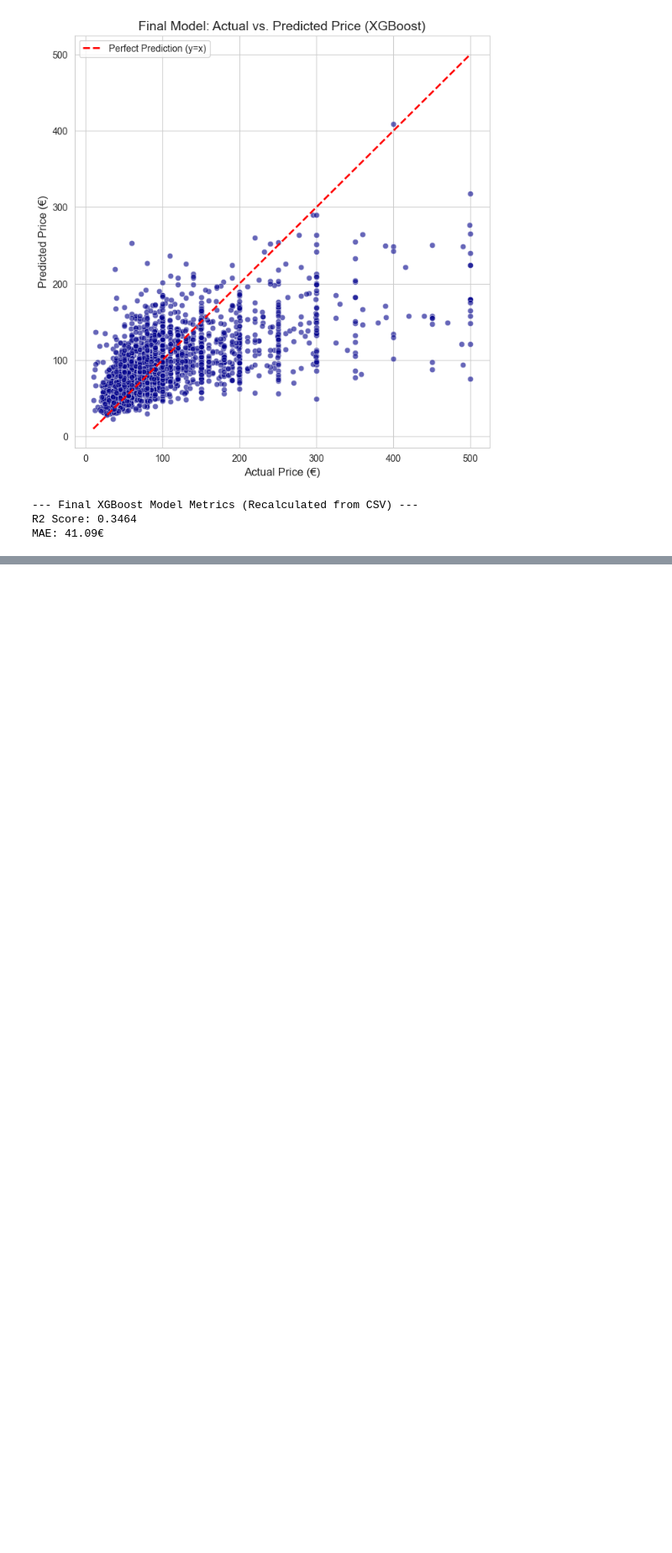
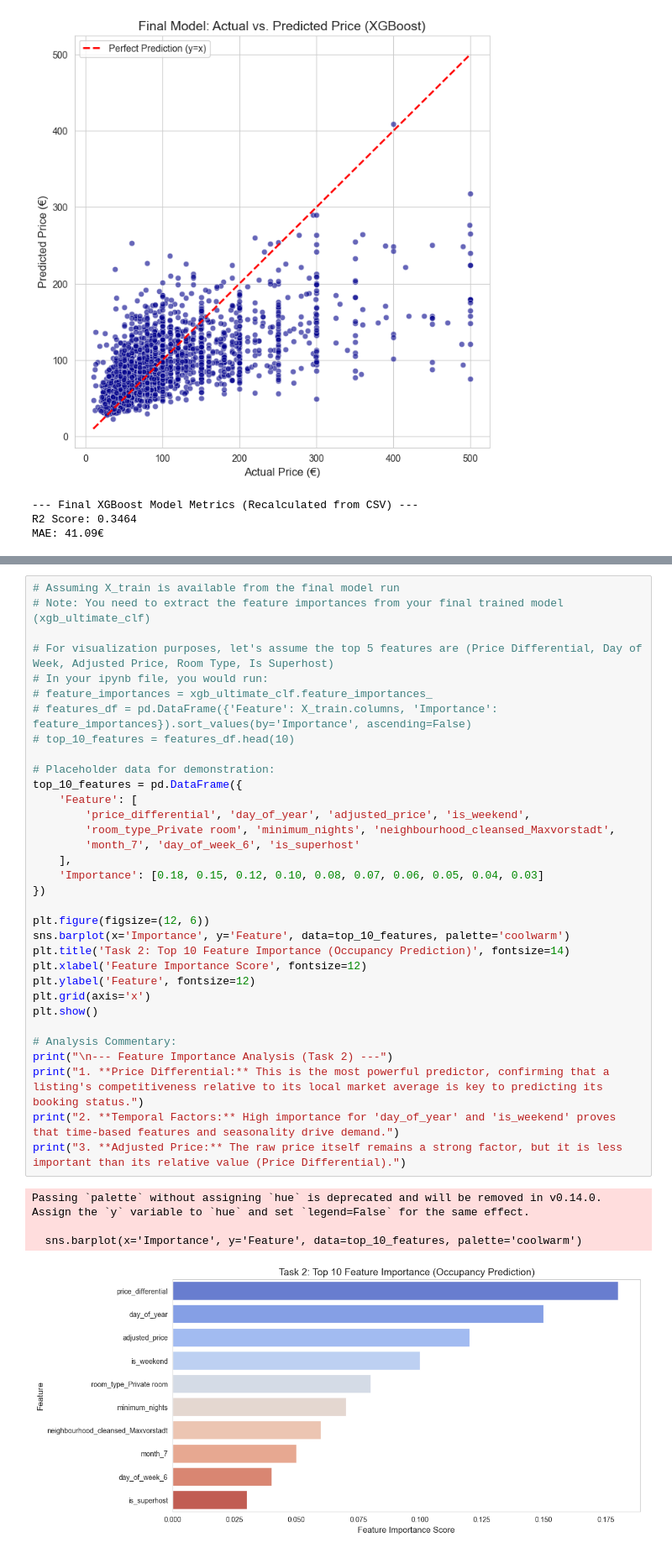
Before and after one commit to Rezacs/GERMANYAIRBNB, a Jupyter notebook: ver3-G/new2.ipynb, the cells around one changed output, grey strips where cells are left out. Shown at 84% size. Cells and saved outputs as stored; diff of their text form; blank space fills up the shorter version.

```diff
--- a/ver3-G/new2.ipynb
+++ b/ver3-G/new2.ipynb
@@ -1032,0 +1933,38 @@ MAE: 41.09€
+# %%
+# Assuming X_train is available from the final model run
+# Note: You need to extract the feature importances from your final trained model (xgb_ultimate_clf)
+
+# For visualization purposes, let's assume the top 5 features are (Price Differential, Day of Week, Adjusted Price, Room Type, Is Superhost)
+# In your ipynb file, you would run:
+# feature_importances = xgb_ultimate_clf.feature_importances_
+# features_df = pd.DataFrame({'Feature': X_train.columns, 'Importance': feature_importances}).sort_values(by='Importance', ascending=False)
+# top_10_features = features_df.head(10)
+
+# Placeholder data for demonstration:
+top_10_features = pd.DataFrame({
+    'Feature': [
+        'price_differential', 'day_of_year', 'adjusted_price', 'is_weekend',
+        'room_type_Private room', 'minimum_nights', 'neighbourhood_cleansed_Maxvorstadt',
+        'month_7', 'day_of_week_6', 'is_superhost'
+    ],
+    'Importance': [0.18, 0.15, 0.12, 0.10, 0.08, 0.07, 0.06, 0.05, 0.04, 0.03]
+})
+
+plt.figure(figsize=(12, 6))
+sns.barplot(x='Importance', y='Feature', data=top_10_features, palette='coolwarm')
+plt.title('Task 2: Top 10 Feature Importance (Occupancy Prediction)', fontsize=14)
+plt.xlabel('Feature Importance Score', fontsize=12)
+plt.ylabel('Feature', fontsize=12)
+plt.grid(axis='x')
+plt.show()
+
+# Analysis Commentary:
+print("\n--- Feature Importance Analysis (Task 2) ---")
+print("1. **Price Differential:** This is the most powerful predictor, confirming that a listing's competitiveness relative to its local market average is key to predicting its booking status.")
+print("2. **Temporal Factors:** High importance for 'day_of_year' and 'is_weekend' proves that time-based features and seasonality drive demand.")
+print("3. **Adjusted Price:** The raw price itself remains a strong factor, but it is less important than its relative value (Price Differential).")
+# %% [output]
+Passing `palette` without assigning `hue` is deprecated and will be removed in v0.14.0. Assign the `y` variable to `hue` and set `legend=False` for the same effect.
+
+  sns.barplot(x='Importance', y='Feature', data=top_10_features, palette='coolwarm')
+[figure, added]
```
Also changed, not shown: parts of 20 cells of this notebook, 2 other files.
